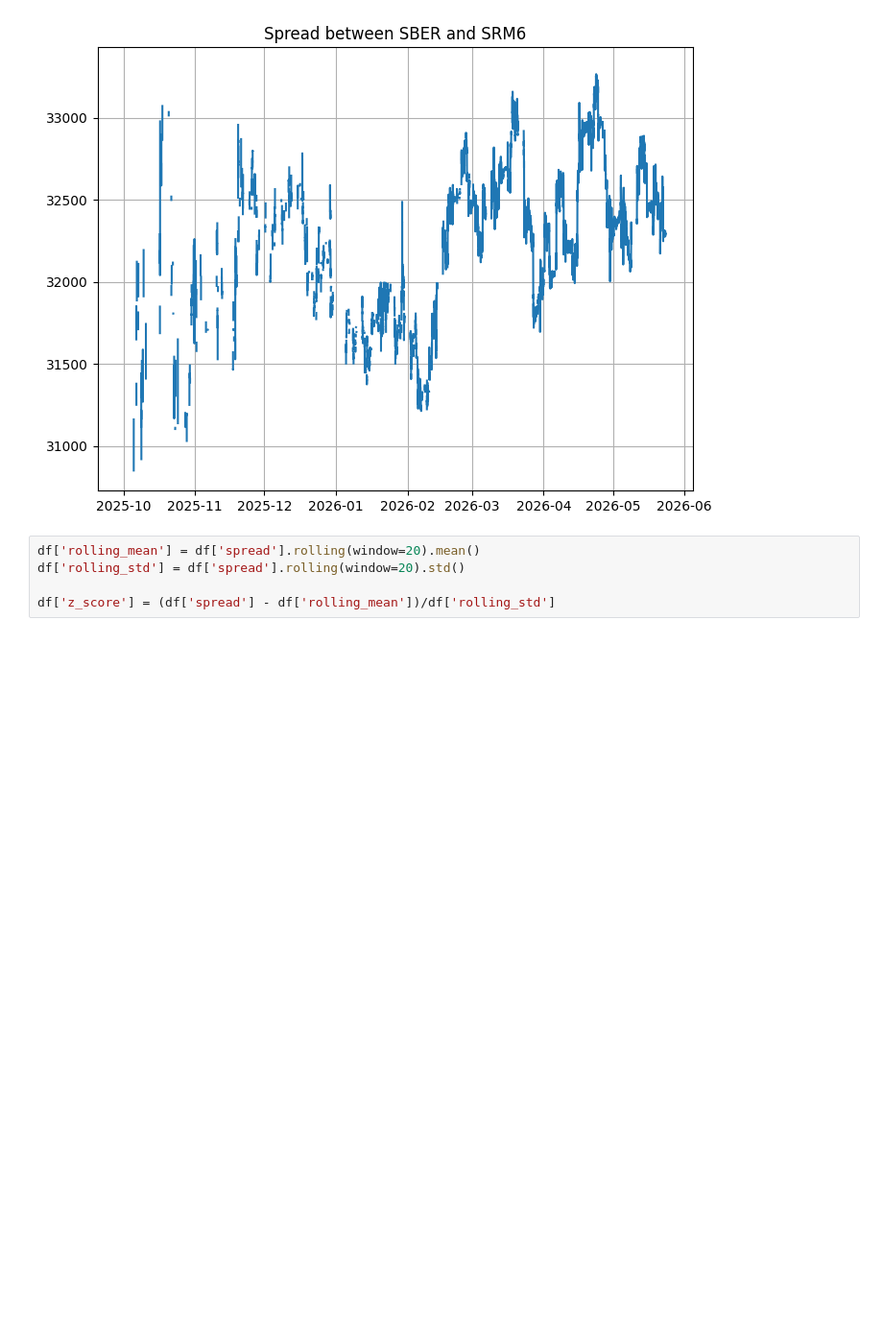
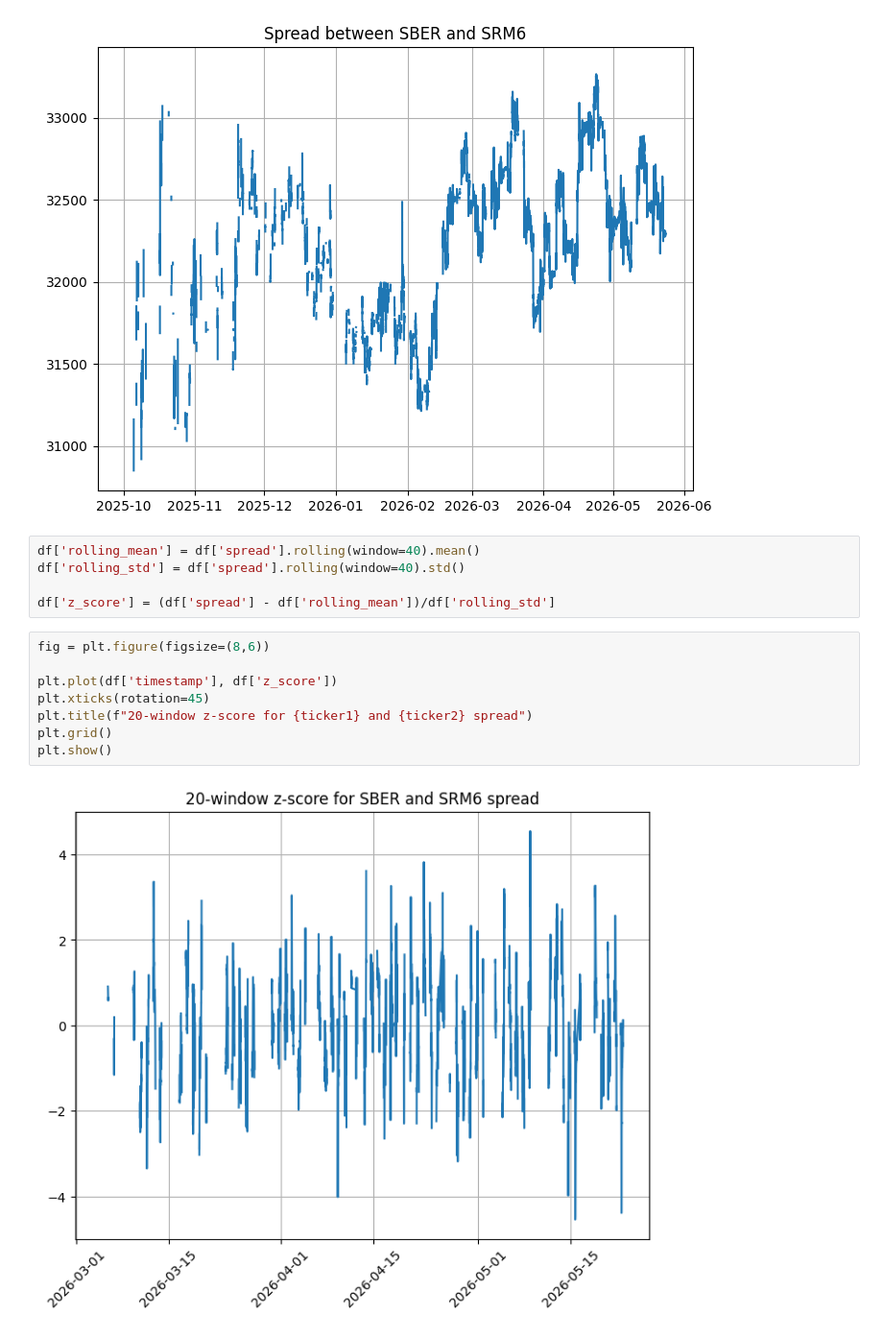
Before and after one commit to SigmaFlowX/Moex-Stat-Arb, a Jupyter notebook: notebooks/spread_graph.ipynb, the cells around one changed output. Shown at 96% size. Saved outputs shown, nothing was run; the diff lists cells and outputs as text; blank space fills up the shorter version.

Commit message:
added z_score graph

```diff
--- a/notebooks/spread_graph.ipynb
+++ b/notebooks/spread_graph.ipynb
@@ -67,7 +67,17 @@ plt.title(f"Spread between {ticker1} and {ticker2}")
 Text(0.5, 1.0, 'Spread between SBER and SRM6')
 [figure]
 # %%
-df['rolling_mean'] = df['spread'].rolling(window=20).mean()
-df['rolling_std'] = df['spread'].rolling(window=20).std()
+df['rolling_mean'] = df['spread'].rolling(window=40).mean()
+df['rolling_std'] = df['spread'].rolling(window=40).std()
 
 df['z_score'] = (df['spread'] - df['rolling_mean'])/df['rolling_std']
+# %%
+fig = plt.figure(figsize=(8,6))
+
+plt.plot(df['timestamp'], df['z_score'])
+plt.xticks(rotation=45)
+plt.title(f"20-window z-score for {ticker1} and {ticker2} spread")
+plt.grid()
+plt.show()
+# %% [output]
+[figure, added]
```
